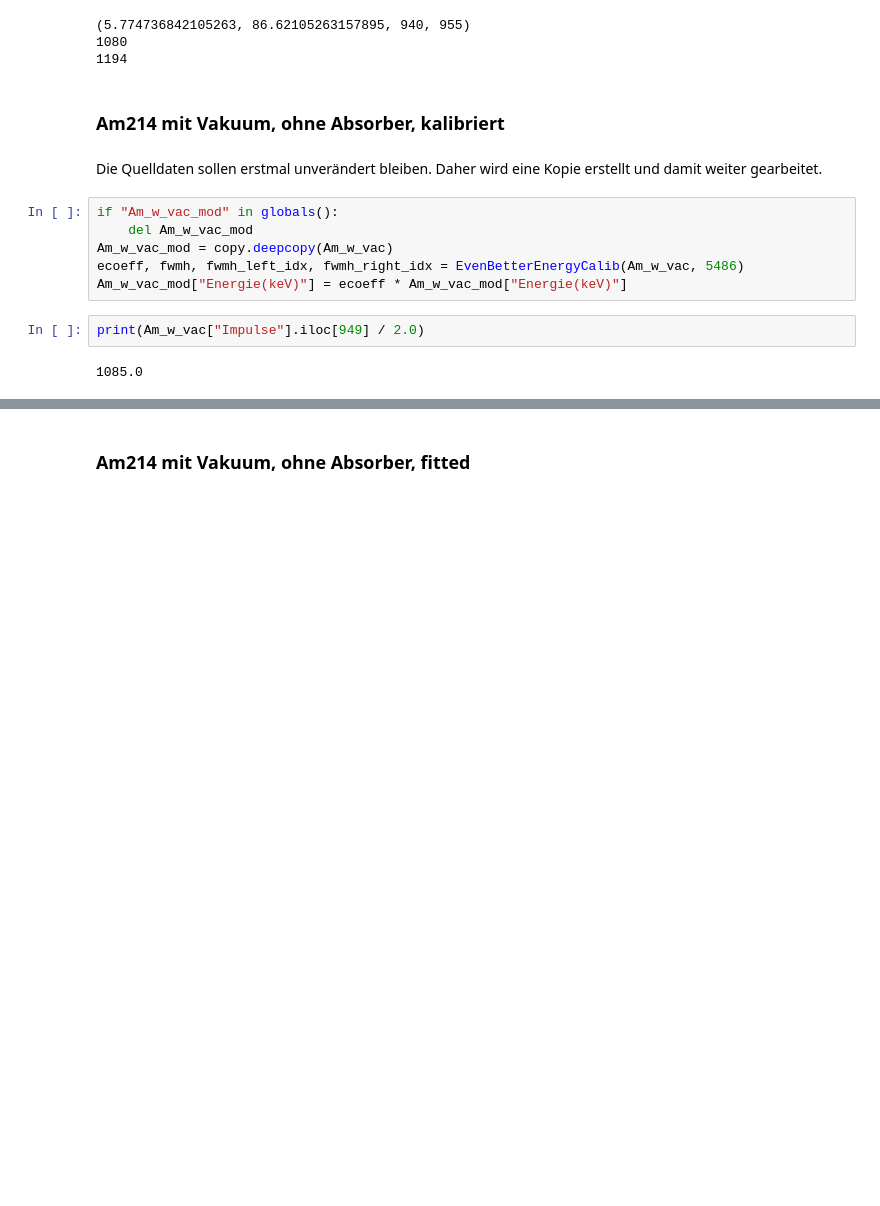
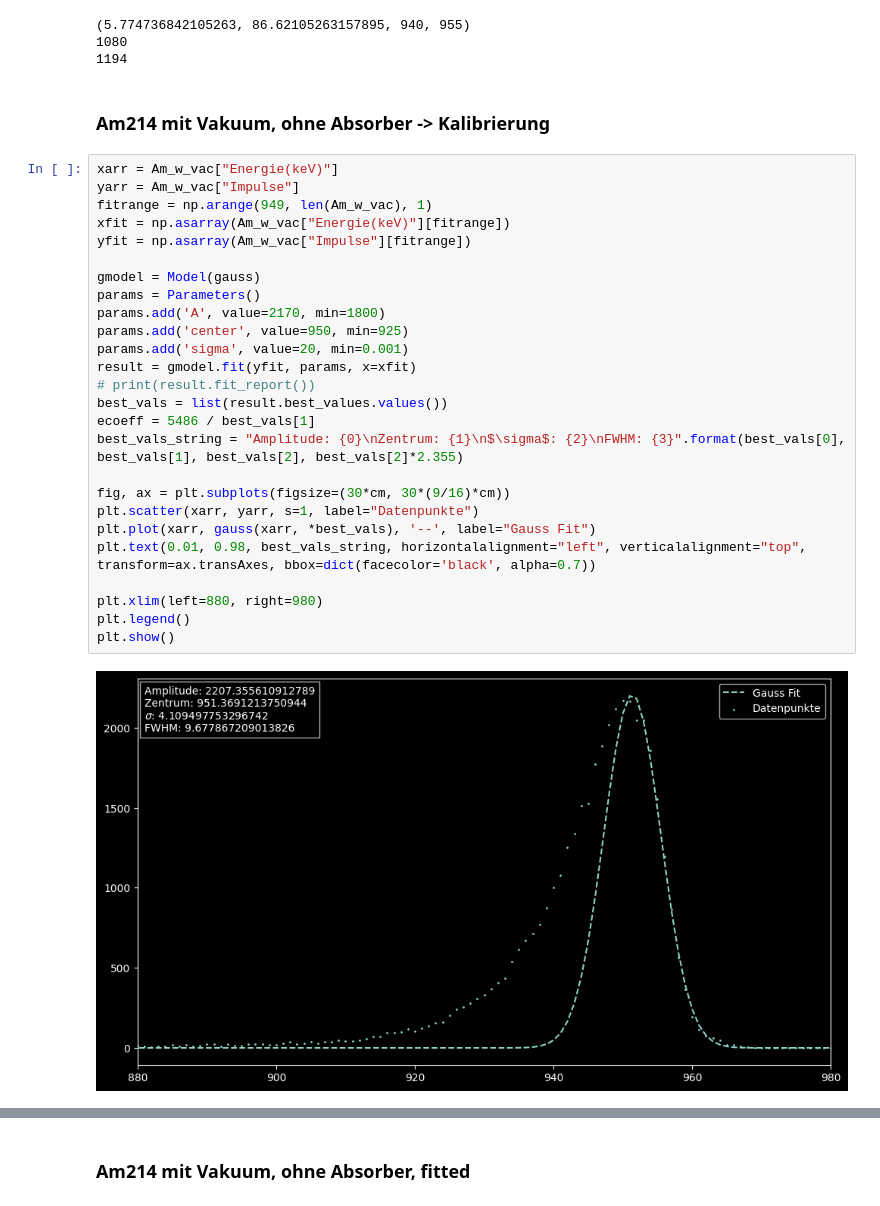
Before and after one commit to HateFindingNames/RadiationProtection_DetectorTechnology, a Jupyter notebook: V11/V11.ipynb, the cells around one changed output, grey strips where cells are left out. Drawn from its saved outputs; the diff is of its cells as text; blank space fills up the shorter version.

```diff
--- a/V11/V11.ipynb
+++ b/V11/V11.ipynb
@@ -170,16 +206,32 @@ print(Am_w_vac["Impulse"].iloc[955])
 1080
 1194
 # %% [markdown]
-### Am214 **mit** Vakuum, **ohne** Absorber, kalibriert
+### Am214 **mit** Vakuum, **ohne** Absorber -> Kalibrierung
-# %% [markdown]
-Die Quelldaten sollen erstmal unverändert bleiben. Daher wird eine Kopie erstellt und damit weiter gearbeitet.
-# %%
-if "Am_w_vac_mod" in globals():
-    del Am_w_vac_mod
-Am_w_vac_mod = copy.deepcopy(Am_w_vac)
-ecoeff, fwmh, fwmh_left_idx, fwmh_right_idx = EvenBetterEnergyCalib(Am_w_vac, 5486)
-Am_w_vac_mod["Energie(keV)"] = ecoeff * Am_w_vac_mod["Energie(keV)"]
-# %%
-print(Am_w_vac["Impulse"].iloc[949] / 2.0)
-# %% [output]
-1085.0
+# %%
+xarr = Am_w_vac["Energie(keV)"]
+yarr = Am_w_vac["Impulse"]
+fitrange = np.arange(949, len(Am_w_vac), 1)
+xfit = np.asarray(Am_w_vac["Energie(keV)"][fitrange])
+yfit = np.asarray(Am_w_vac["Impulse"][fitrange])
+
+gmodel = Model(gauss)
+params = Parameters()
+params.add('A', value=2170, min=1800)
+params.add('center', value=950, min=925)
+params.add('sigma', value=20, min=0.001)
+result = gmodel.fit(yfit, params, x=xfit)
+# print(result.fit_report())
+best_vals = list(result.best_values.values())
+ecoeff = 5486 / best_vals[1]
+best_vals_string = "Amplitude: {0}\nZentrum: {1}\n$\sigma$: {2}\nFWHM: {3}".format(best_vals[0], best_vals[1], best_vals[2], best_vals[2]*2.355)
+
+fig, ax = plt.subplots(figsize=(30*cm, 30*(9/16)*cm))
+plt.scatter(xarr, yarr, s=1, label="Datenpunkte")
+plt.plot(xarr, gauss(xarr, *best_vals), '--', label="Gauss Fit")
+plt.text(0.01, 0.98, best_vals_string, horizontalalignment="left", verticalalignment="top", transform=ax.transAxes, bbox=dict(facecolor='black', alpha=0.7))
+
+plt.xlim(left=880, right=980)
+plt.legend()
+plt.show()
+# %% [output]
+[figure, added]
```
Also changed, not shown: parts of 32 cells of this notebook.
